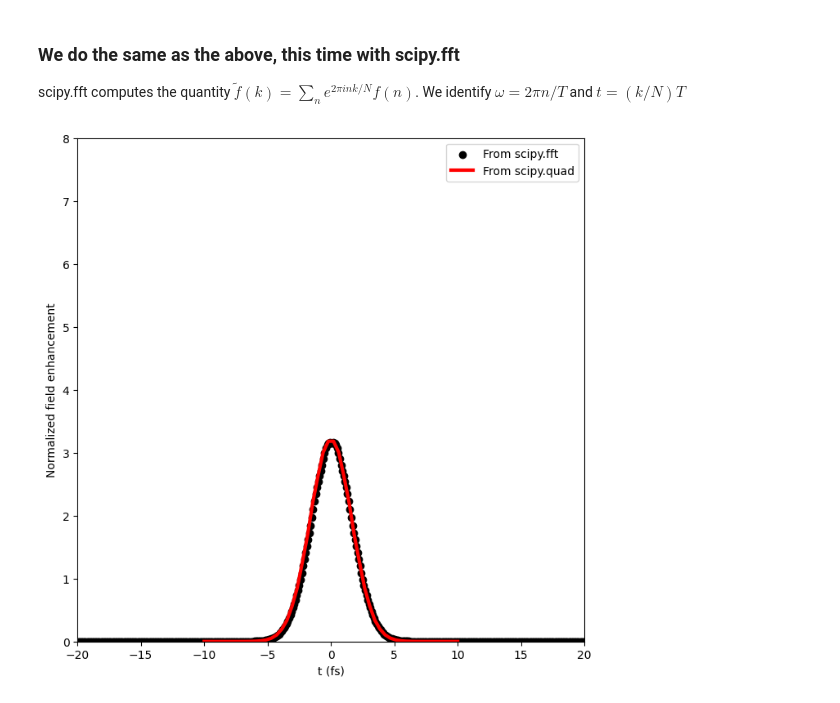
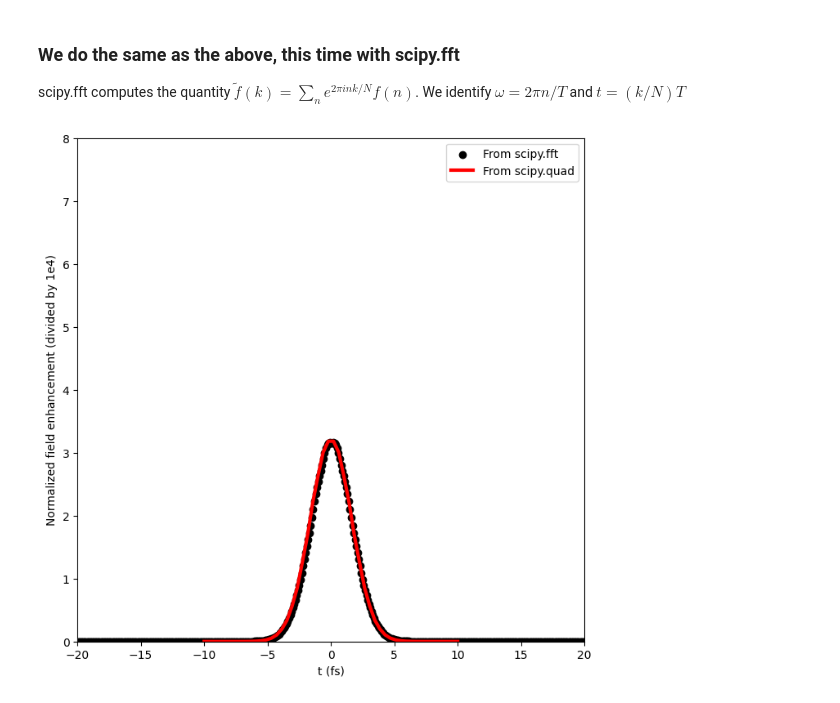
Before and after one commit to AliGhorashiCMT/Coherent-Perfect-Absorption, a Jupyter notebook: cylinders/Passive sink plane waves and time domain.ipynb, the cells around one changed output. Cells and saved outputs as stored; diff of their text form; code cells hidden in the pictures.

```diff
--- a/cylinders/Passive sink plane waves and time domain.ipynb
+++ b/cylinders/Passive sink plane waves and time domain.ipynb
@@ -303,13 +306,13 @@ max_vacuum = (fft_vacuum_rho + fft_vacuum_theta).max()
 # %%
 t_array = linspace(0, T, N)
 t_array = np.where(t_array > T/2, t_array - T, t_array)
 fig, ax = plt.subplots(figsize=(8, 8))
 ax.scatter(t_array, (fft_scatterer_rho + fft_scatterer_theta)/max_vacuum/1e4, color="black", label="From scipy.fft")
 ax.plot(Ts_6c, scatterer_intensity/vacuum_intensity.max()/1e4, color="red", linewidth=3, label="From scipy.quad")
 ax.set_ylim(0, 8);
 ax.set_xlabel("t (fs)");
-ax.set_ylabel("Normalized field enhancement");
+ax.set_ylabel("Normalized field enhancement (divided by 1e4)");
 ax.legend()
 ax.set_xlim(-20, 20);
 # %% [output]
-[figure, old version]
+[figure, new version]
```
Also changed, not shown: parts of 13 cells of this notebook.
